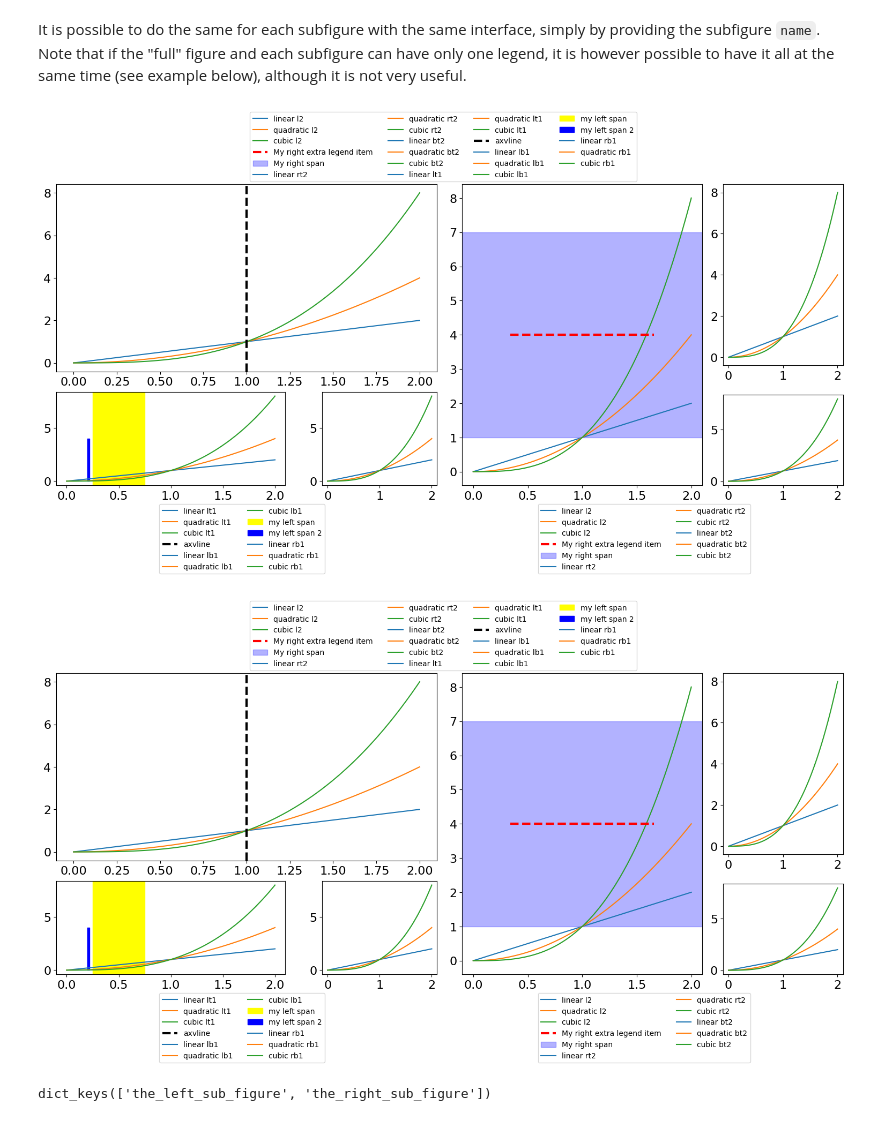
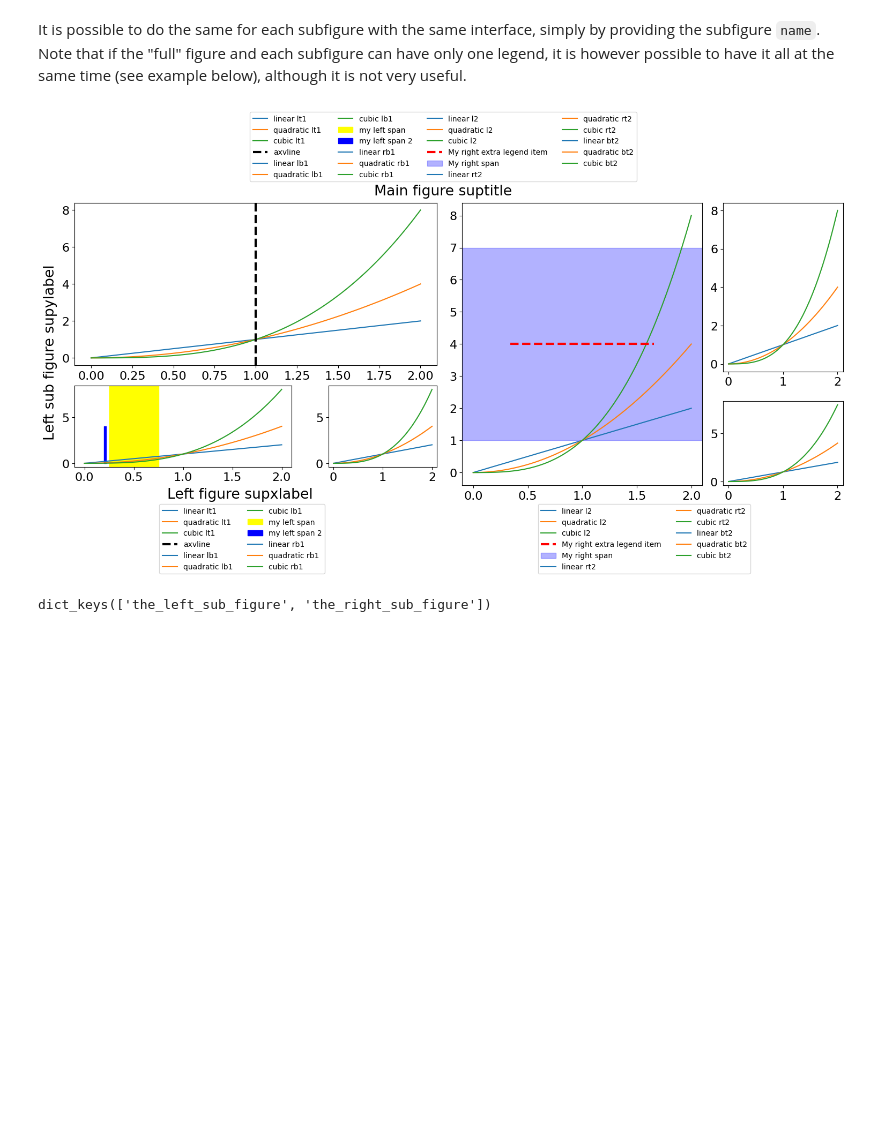
Before and after one commit to antoinecollet5/nested_grid_plotter, a Jupyter notebook: tutorials/basics.ipynb, the cells around one changed output. Saved outputs shown, nothing was run; the diff lists cells and outputs as text; code cells hidden in the pictures; blank space fills up the shorter version.

```diff
--- a/tutorials/basics.ipynb
+++ b/tutorials/basics.ipynb
@@ -522,38 +522,40 @@ handle_v = plotter.ax_dict["lb1"].axvspan(
 handle_fillbetweenx = plotter.ax_dict["lb1"].fill_betweenx(
     np.arange(5), x1=0.2, x2=0.22, color="blue", label="my left span 2"
 )
 
 handle = plotter.ax_dict["l2"].axhline(
     y=4.0, xmin=0.2, xmax=0.8, color="r", linewidth=3, linestyle="--"
 )
 plotter.add_extra_legend_item("l2", handle, "My right extra legend item")
 
 handle = plotter.ax_dict["l2"].axhspan(ymin=1.0, ymax=7.0, color="blue", alpha=0.3)
 plotter.add_extra_legend_item("l2", handle, "My right span")
 
 # Add the legend to subfigures (we place it to the bottom)
 plotter.add_fig_legend(
     name="the_left_sub_figure",
     fontsize=10,
     ncol=2,
     bbox_x_shift=-0.25,
     bbox_y_shift=-0.06,
 )
 plotter.add_fig_legend(
     name="the_right_sub_figure",
     fontsize=10,
     ncol=2,
     bbox_x_shift=+0.25,
     bbox_y_shift=-0.06,
 )
 
+# Add a title
+plotter.fig.suptitle("Main figure suptitle")
+plotter.subfigs["the_left_sub_figure"].supxlabel("Left figure supxlabel")
+plotter.subfigs["the_left_sub_figure"].supylabel("Left sub figure supylabel")
+
 # Add the "full" fig legend just for the example (we place it to the top)
-plotter.add_fig_legend(fontsize=10, loc="top", ncol=4, bbox_y_shift=+0.06)
-
-plotter.fig  # display the plot
+_ = plotter.add_fig_legend(fontsize=10, loc="top", ncol=4, bbox_y_shift=+0.06)
 # %% [output]
-[figure, old version]
+[figure, new version]
-[figure, removed]
 # %%
 plotter.subfigs.keys()
 # %% [output]
```
Also changed, not shown: parts of 6 cells of this notebook, 4 other files.
